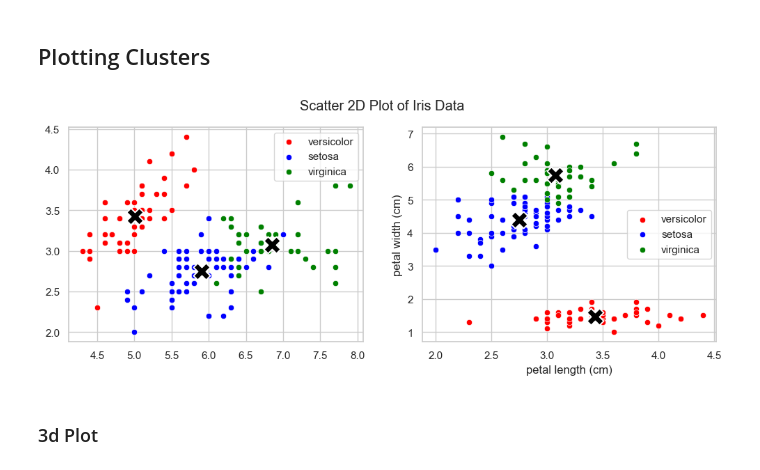
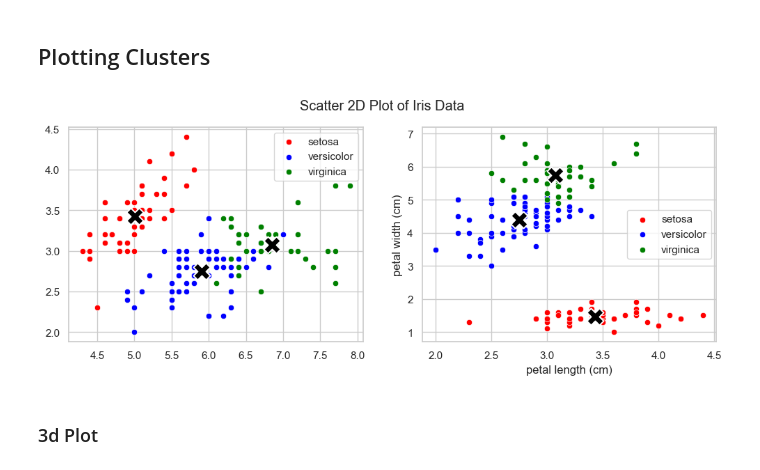
Before and after one commit to umar-anzar/spark-foundation-internship-datascience, a Jupyter notebook: Task2/PredictionUsingUnsupervisedML.ipynb, the cells around one changed output. Saved outputs shown, nothing was run; the diff lists cells and outputs as text; code cells hidden in the pictures.

```diff
--- a/Task2/PredictionUsingUnsupervisedML.ipynb
+++ b/Task2/PredictionUsingUnsupervisedML.ipynb
@@ -225,20 +224,20 @@ cluster = kmeans.cluster_centers_
 # %%
 fig, axis1 = plt.subplots(ncols=2, figsize=(12, 4))
 fig.suptitle("Scatter 2D Plot of Iris Data")
 for i in range(2):
 
-    sns.scatterplot(x=x[y==0, i], y=x[y==0, i+1],  ax=axis1[i], color='red', label='versicolor')
-    sns.scatterplot(x=x[y==1, i], y=x[y==1, i+1],  ax=axis1[i], color='blue', label='setosa')
+    sns.scatterplot(x=x[y==0, i], y=x[y==0, i+1],  ax=axis1[i], color='red', label='setosa')
+    sns.scatterplot(x=x[y==1, i], y=x[y==1, i+1],  ax=axis1[i], color='blue', label='versicolor')
     sns.scatterplot(x=x[y==2, i], y=x[y==2, i+1],  ax=axis1[i], color='green', label='virginica')
     sns.scatterplot(x=cluster[:, i], y=cluster[:, i+1], ax=axis1[i],
                     s=300, marker='X', c='black')
     plt.xlabel(iris.feature_names[2*i])
     plt.ylabel(iris.feature_names[2*i+1])
 
 plt.legend()
 plt.show()
 # %% [output]
-[figure, old version]
+[figure, new version]
 # %% [markdown]
 ### 3d Plot
 # %%
```
Also changed, not shown: parts of 2 cells of this notebook, 3 other files.
